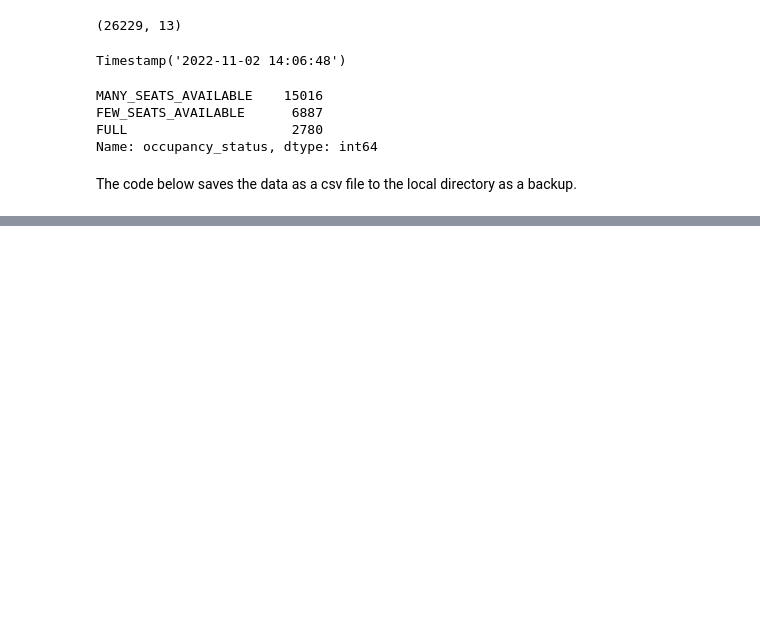
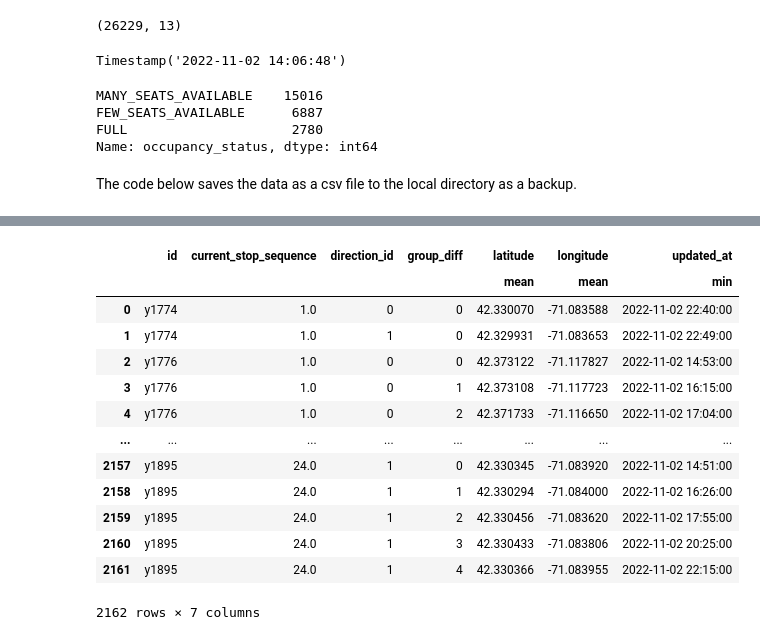
Before and after one commit to jlstewart12/Transit-Data-Application, a Jupyter notebook: src/MBTAtransitAPI.ipynb, the cells around one changed output, grey strips where cells are left out. Drawn from its saved outputs; the diff is of its cells as text; code cells hidden in the pictures; blank space fills up the shorter version.

```diff
--- a/src/MBTAtransitAPI.ipynb
+++ b/src/MBTAtransitAPI.ipynb
@@ -80,0 +95,5 @@ df.to_csv('mbta.csv')
+# %%
+# Grouping records by bus and lap sequence(represented by the 'group_diff' column)
+agg_df = df.groupby(['id', 'current_stop_sequence', 'direction_id', 'group_diff'])\
+            .agg({'latitude': ['mean'],'longitude': ['mean'], 'updated_at':['min']})
+agg_df
@@ -80,0 +116,19 @@ df.to_csv('mbta.csv')
+# %%
+agg_df.reset_index(inplace=True)
+# %%
+agg_df
+# %% [output]
+|  | id | current_stop_sequence | direction_id | group_diff | latitude | longitude | updated_at |
+|  |  |  |  |  | mean | mean | min |
+| 0 | y1774 | 1.0 | 0 | 0 | 42.330070 | -71.083588 | 2022-11-02 22:40:00 |
+| 1 | y1774 | 1.0 | 1 | 0 | 42.329931 | -71.083653 | 2022-11-02 22:49:00 |
+| 2 | y1776 | 1.0 | 0 | 0 | 42.373122 | -71.117827 | 2022-11-02 14:53:00 |
+| 3 | y1776 | 1.0 | 0 | 1 | 42.373108 | -71.117723 | 2022-11-02 16:15:00 |
+| 4 | y1776 | 1.0 | 0 | 2 | 42.371733 | -71.116650 | 2022-11-02 17:04:00 |
+| ... | ... | ... | ... | ... | ... | ... | ... |
+| 2157 | y1895 | 24.0 | 1 | 0 | 42.330345 | -71.083920 | 2022-11-02 14:51:00 |
+| 2158 | y1895 | 24.0 | 1 | 1 | 42.330294 | -71.084000 | 2022-11-02 16:26:00 |
+| 2159 | y1895 | 24.0 | 1 | 2 | 42.330456 | -71.083620 | 2022-11-02 17:55:00 |
+| 2160 | y1895 | 24.0 | 1 | 3 | 42.330433 | -71.083806 | 2022-11-02 20:25:00 |
+| 2161 | y1895 | 24.0 | 1 | 4 | 42.330366 | -71.083955 | 2022-11-02 22:15:00 |
+2162 rows × 7 columns
```
Also changed, not shown: parts of 20 cells of this notebook, 1 other file.
